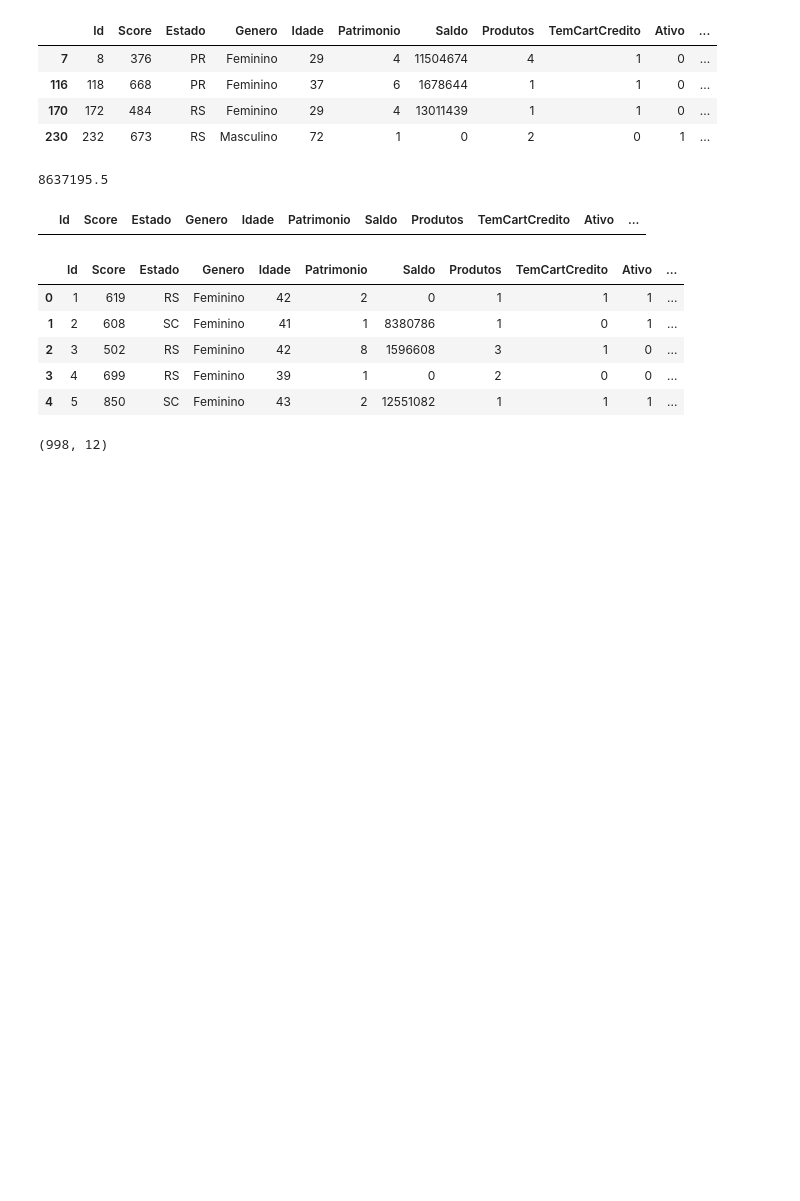
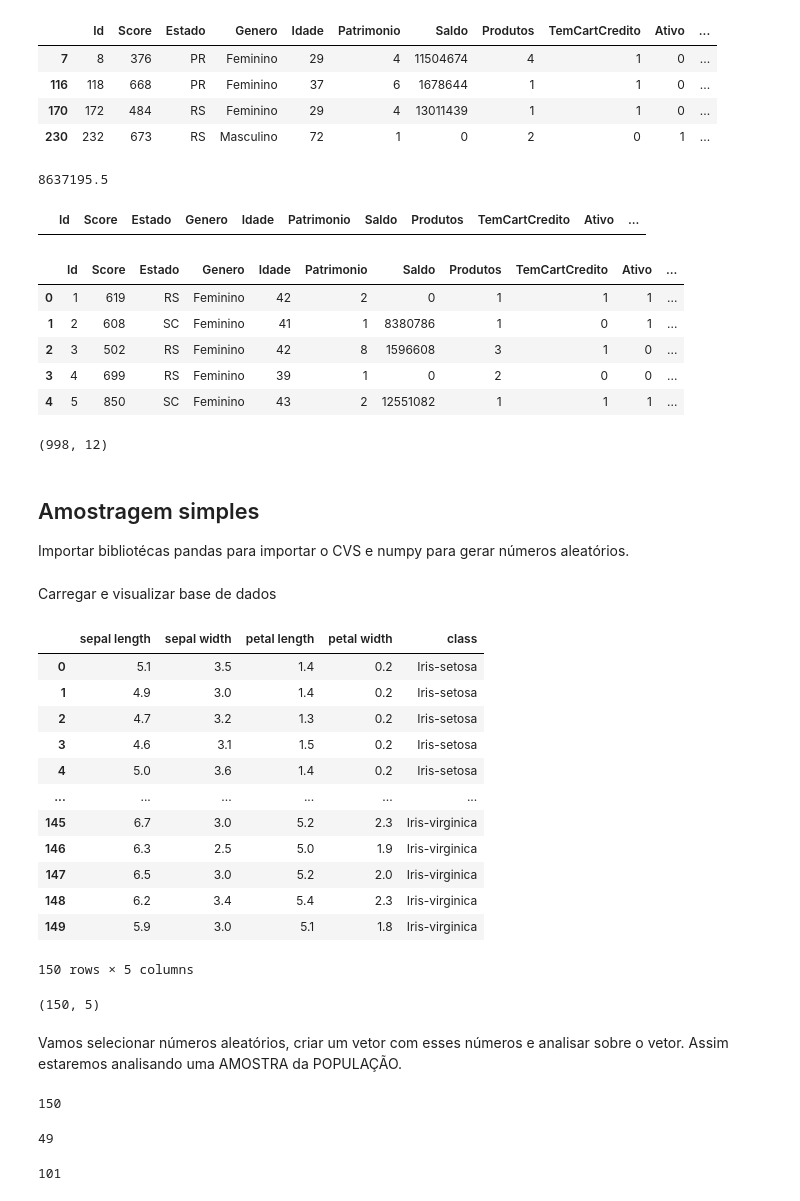
Before and after one commit to DiegoRCarvalho/analise-de-dados-python, a Jupyter notebook: analise_dados_python.ipynb, the cells around one changed output. Drawn from its saved outputs; the diff is of its cells as text; code cells hidden in the pictures; blank space fills up the shorter version.

Commit message:
Amostragem Simples

```diff
--- a/analise_dados_python.ipynb
+++ b/analise_dados_python.ipynb
@@ -1780,3 +1781,7 @@ dataset.head()
 dataset.shape
 # %% [output]
 (998, 12)
+# %% [markdown]
+## <a>Amostragem simples</a>
+
+Importar bibliotécas pandas para importar o CVS e numpy para gerar números aleatórios.
@@ -1782,0 +1791,45 @@ dataset.shape
+# %% [markdown]
+Carregar e visualizar base de dados
+# %%
+base = pd.read_csv('/home/diego/Desenvolvimento/Udemy_Formacao_Cientista_de_Dados/16.Prática em Python/dados/iris.csv')
+base
+# %% [output]
+|  | sepal length | sepal width | petal length | petal width | class |
+| 0 | 5.1 | 3.5 | 1.4 | 0.2 | Iris-setosa |
+| 1 | 4.9 | 3.0 | 1.4 | 0.2 | Iris-setosa |
+| 2 | 4.7 | 3.2 | 1.3 | 0.2 | Iris-setosa |
+| 3 | 4.6 | 3.1 | 1.5 | 0.2 | Iris-setosa |
+| 4 | 5.0 | 3.6 | 1.4 | 0.2 | Iris-setosa |
+| ... | ... | ... | ... | ... | ... |
+| 145 | 6.7 | 3.0 | 5.2 | 2.3 | Iris-virginica |
+| 146 | 6.3 | 2.5 | 5.0 | 1.9 | Iris-virginica |
+| 147 | 6.5 | 3.0 | 5.2 | 2.0 | Iris-virginica |
+| 148 | 6.2 | 3.4 | 5.4 | 2.3 | Iris-virginica |
+| 149 | 5.9 | 3.0 | 5.1 | 1.8 | Iris-virginica |
+150 rows × 5 columns
+# %%
+base.shape
+# %% [output]
+(150, 5)
+# %% [markdown]
+Vamos selecionar números aleatórios, criar um vetor com esses números e analisar sobre o vetor. Assim estaremos analisando uma AMOSTRA da POPULAÇÃO.
+# %%
+np.random.seed(2345)
+
+# 150 amostras, de 0 a 1, com reposição, probabilidades equivalentes
+amostra = np.random.choice(a = [0,1], size = 150, replace = True, p = [0.7,0.3])
+
+# Verifica o tamanho da amostra
+len(amostra)
+# %% [output]
+150
+# %%
+# Verifica o tamano da amostra para valores igual a 1 e 0
+len(amostra[amostra == 1])
+# %% [output]
+49
+# %%
+# Verifica o tamano da amostra para valores igual a 1 e 0
+len(amostra[amostra == 0])
+# %% [output]
+101
```
Also changed, not shown: parts of 4 cells of this notebook.
